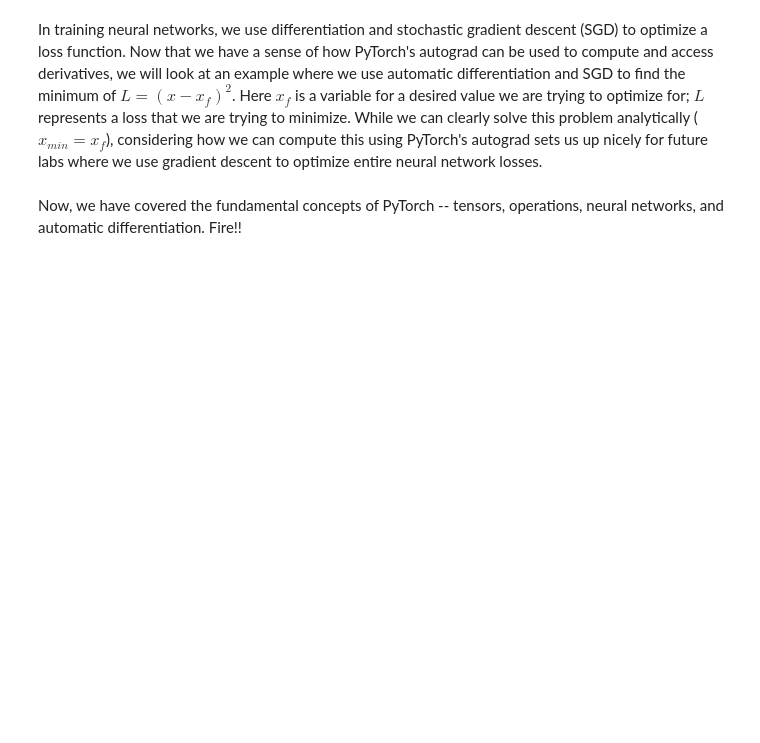
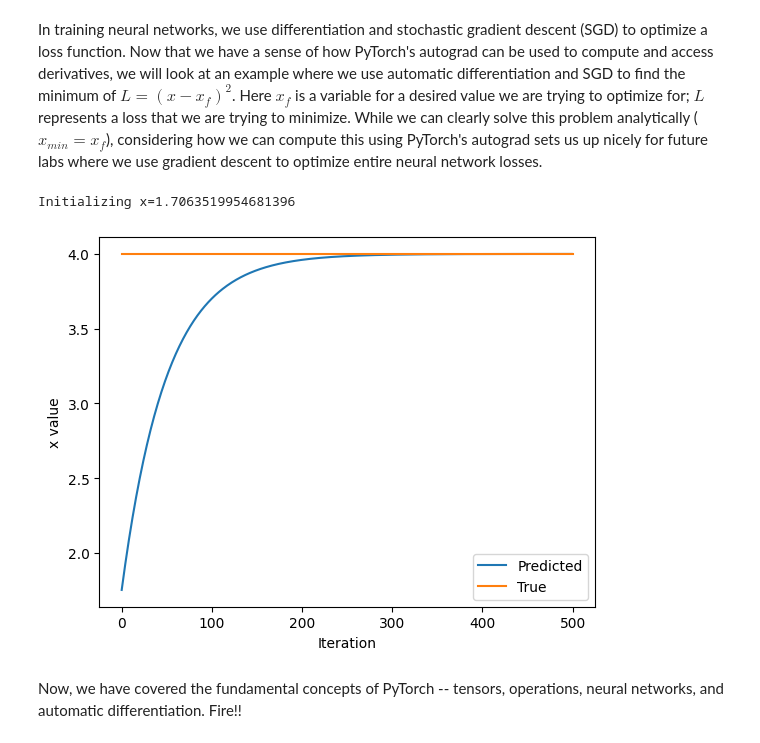
Before and after one commit to zhao2596989641/MIT_deeplearning, a Jupyter notebook: lab1/PT_Part1_Intro.ipynb, the cells around one changed output. Drawn from its saved outputs; the diff is of its cells as text; code cells hidden in the pictures; blank space fills up the shorter version.

```diff
--- a/lab1/PT_Part1_Intro.ipynb
+++ b/lab1/PT_Part1_Intro.ipynb
@@ -336,33 +339,36 @@ In training neural networks, we use differentiation and stochastic gradient desc
 x = torch.randn(1)
 print(f"Initializing x={x.item()}")
 
 learning_rate = 1e-2  # Learning rate
 history = []
 x_f = 4  # Target value
 
 
 # We will run gradient descent for a number of iterations. At each iteration, we compute the loss,
 #   compute the derivative of the loss with respect to x, and perform the update.
 for i in range(500):
     x = torch.tensor([x], requires_grad=True)
 
     # TODO: Compute the loss as the square of the difference between x and x_f
-    loss = # TODO
+    loss = (x - x_f) ** 2
 
     # Backpropagate through the loss to compute gradients
     loss.backward()
 
     # Update x with gradient descent
     x = x.item() - learning_rate * x.grad
 
     history.append(x.item())
 
 # Plot the evolution of x as we optimize toward x_f!
 plt.plot(history)
 plt.plot([0, 500], [x_f, x_f])
 plt.legend(('Predicted', 'True'))
 plt.xlabel('Iteration')
 plt.ylabel('x value')
 plt.show()
+# %% [output]
+Initializing x=1.7063519954681396
+[figure, added]
 # %% [markdown]
 Now, we have covered the fundamental concepts of PyTorch -- tensors, operations, neural networks, and automatic differentiation. Fire!!
```
Also changed, not shown: parts of 6 cells of this notebook.
